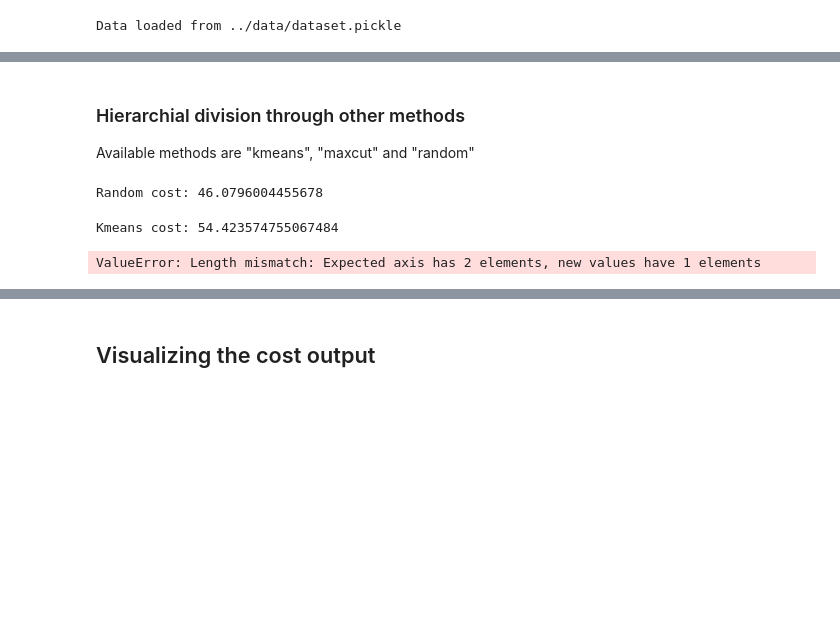
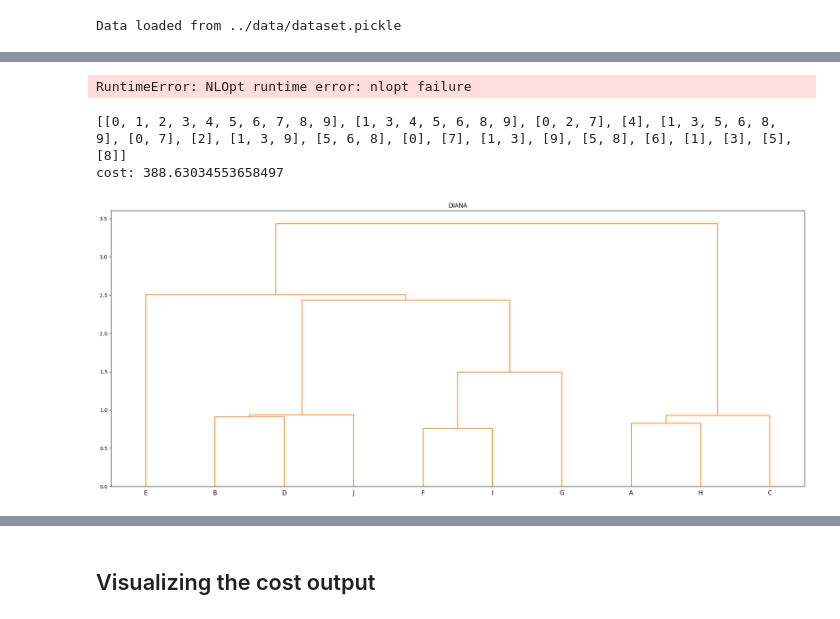
Before and after one commit to Boniface316/bigdata_vqa, a Jupyter notebook: Notebooks/Divisive_clustering_toy_experiment.ipynb, the cells around one changed output, grey strips where cells are left out. Saved outputs shown, nothing was run; the diff lists cells and outputs as text; code cells hidden in the pictures; blank space fills up the shorter version.

```diff
--- a/Notebooks/Divisive_clustering_toy_experiment.ipynb
+++ b/Notebooks/Divisive_clustering_toy_experiment.ipynb
@@ -144,43 +72,37 @@ VQE cost: 49.63362850037852
-# %% [markdown]
-### Hierarchial division through other methods
-Available methods are "kmeans", "maxcut" and "random"
-# %%
-hc = perform_bruteforce_divisive_clustering(coresets_pd, method = "random")
-dendo = Dendrogram(hc, coresets_pd, raw_data)
-dendo.get_centroid_dist_df()
-dendo.get_cluster_reference_dict()
-
-centroid_coords = dendo.get_centroid_coords()
-
-cost_list = get_divisive_cluster_cost(dendo, hc, centroid_coords)
-random_cost = sum(cost_list)
-print(f"Random cost: {random_cost}")
-# %% [output]
-Random cost: 46.0796004455678
-# %%
-hc = perform_bruteforce_divisive_clustering(coresets_pd, method = "kmeans")
-dendo = Dendrogram(hc, coresets_pd, raw_data)
-dendo.get_centroid_dist_df()
-dendo.get_cluster_reference_dict()
-
-centroid_coords = dendo.get_centroid_coords()
-
-cost_list = get_divisive_cluster_cost(dendo, hc, centroid_coords)
-kmeans_cost = sum(cost_list)
-print(f"Kmeans cost: {kmeans_cost}")
-# %% [output]
-Kmeans cost: 54.423574755067484
-# %%
-coresets_pd = coresets_pd.drop(columns = ["X", "Y", "weights"])
-hc = perform_bruteforce_divisive_clustering(coresets_pd, method = "maxcut")
-dendo = Dendrogram(hc, coresets_pd, raw_data)
-dendo.get_centroid_dist_df()
-dendo.get_cluster_reference_dict()
-
-centroid_coords = dendo.get_centroid_coords()
-
-cost_list = get_divisive_cluster_cost(dendo, hc, centroid_coords)
-max_cut_cost = sum(cost_list)
-print(f"Maxcut cost: {max_cut_cost}")
-# %% [output]
-ValueError: Length mismatch: Expected axis has 2 elements, new values have 1 elements
+# %%
+divisive_clustering_function = DivisiveClusteringVQE(
+    circuit_depth=circuit_depth,
+    max_iterations=max_iterations,
+    max_shots=max_shots,
+    threshold_for_max_cut=threshold_for_max_cut,
+)
+
+hierrachial_sequence_using_VQE = get_divisive_sequence(coreset_df, divisive_clustering_function)
+
+print(hierrachial_sequence_using_VQE)
+
+VQE_cost = sum(divisive_clustering_function.get_divisive_cluster_cost(hierrachial_sequence_using_VQE, coreset_df))
+
+print(f"cost: {VQE_cost}")
+
+dendo = Dendrogram(coreset_df, hierrachial_sequence_using_VQE)
+dendo.plot_dendrogram()
+# %% [output]
+RuntimeError: NLOpt runtime error: nlopt failure
+# %%
+divisive_clustering_function = DivisiveClusteringMaxCut()
+
+hierrachial_sequence_using_MaxCut = get_divisive_sequence(coreset_df, divisive_clustering_function)
+
+print(hierrachial_sequence_using_MaxCut)
+
+MaxCut_cost = sum(divisive_clustering_function.get_divisive_cluster_cost(hierrachial_sequence_using_MaxCut, coreset_df))
+
+print(f"cost: {MaxCut_cost}")
+
+dendo = Dendrogram(coreset_df, hierrachial_sequence_using_MaxCut)
+dendo.plot_dendrogram()
+# %% [output]
+[[0, 1, 2, 3, 4, 5, 6, 7, 8, 9], [1, 3, 4, 5, 6, 8, 9], [0, 2, 7], [4], [1, 3, 5, 6, 8, 9], [0, 7], [2], [1, 3, 9], [5, 6, 8], [0], [7], [1, 3], [9], [5, 8], [6], [1], [3], [5], [8]]
+cost: 388.63034553658497
+[figure, added]
```
Also changed, not shown: parts of 24 cells of this notebook, 18 other files.
